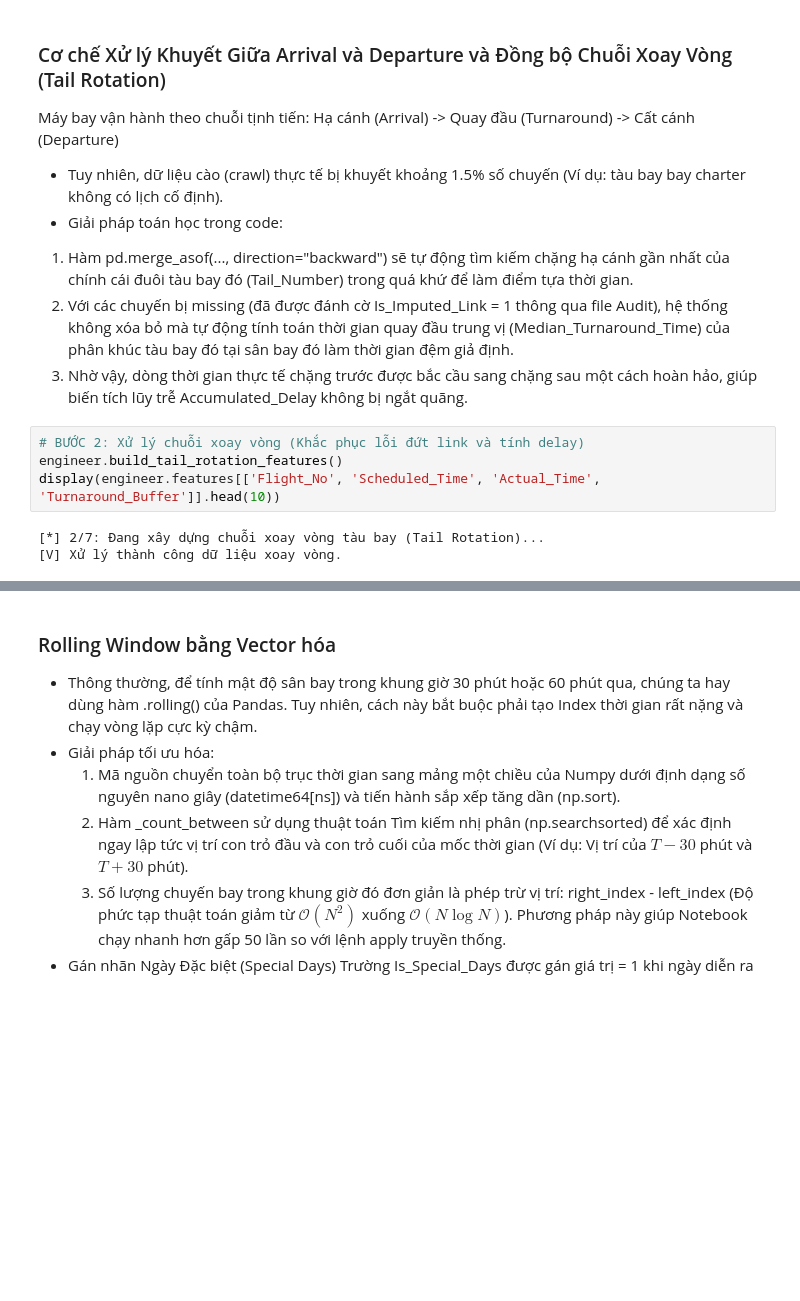
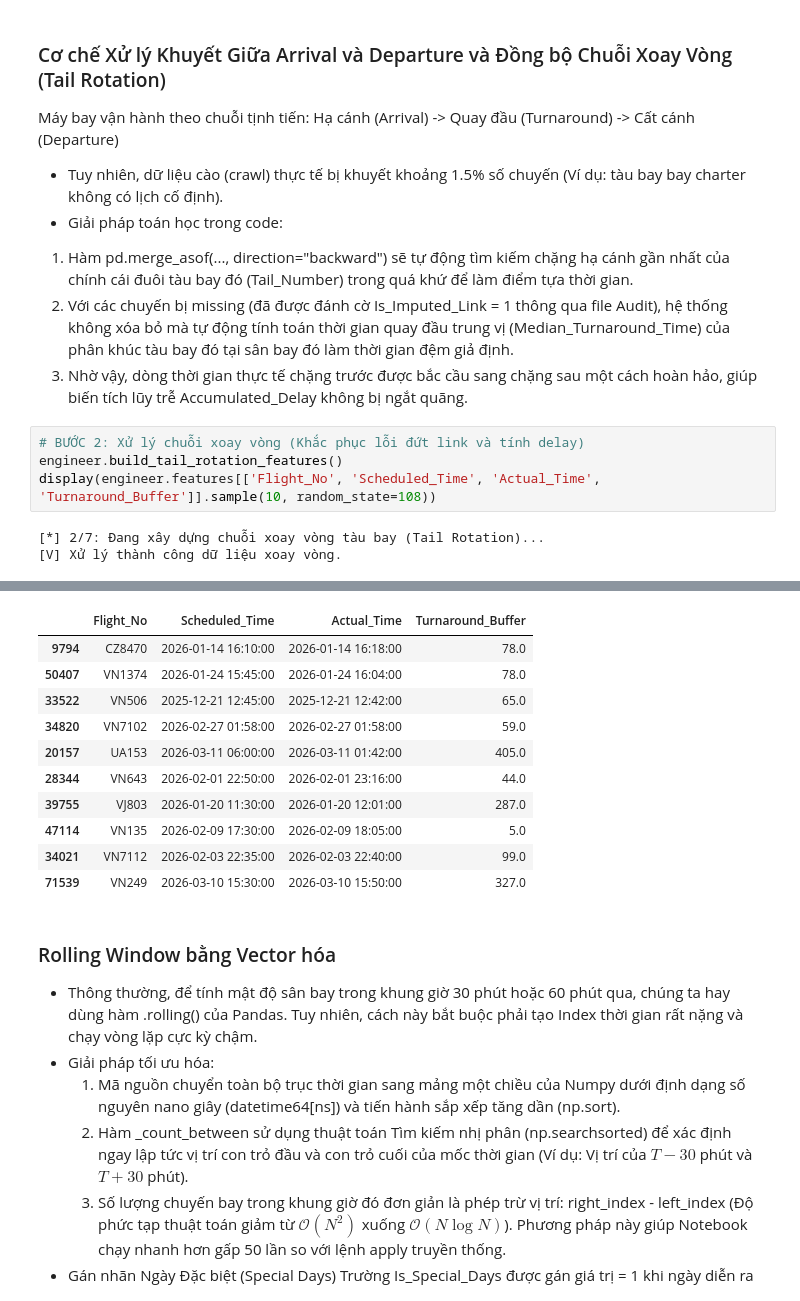
Before and after one commit to hunf299/DS108-AeroDelay, a Jupyter notebook: Source code/feature_extraction.ipynb, the cells around one changed output, grey strips where cells are left out. Cells and saved outputs as stored; diff of their text form; blank space fills up the shorter version.

```diff
--- a/Source code/feature_extraction.ipynb
+++ b/Source code/feature_extraction.ipynb
@@ -638,7 +802,7 @@ Máy bay vận hành theo chuỗi tịnh tiến: Hạ cánh (Arrival) -> Quay đ
 # %%
 # BƯỚC 2: Xử lý chuỗi xoay vòng (Khắc phục lỗi đứt link và tính delay)
 engineer.build_tail_rotation_features()
-display(engineer.features[['Flight_No', 'Scheduled_Time', 'Actual_Time', 'Turnaround_Buffer']].head(10))
+display(engineer.features[['Flight_No', 'Scheduled_Time', 'Actual_Time', 'Turnaround_Buffer']].sample(10, random_state=108))
 # %% [output]
 [*] 2/7: Đang xây dựng chuỗi xoay vòng tàu bay (Tail Rotation)...
 [V] Xử lý thành công dữ liệu xoay vòng.
@@ -656,3 +809,14 @@ display(engineer.features[['Flight_No', 'Scheduled_Time', 'Actual_Time', 'Turnar
+|  | Flight_No | Scheduled_Time | Actual_Time | Turnaround_Buffer |
+| 9794 | CZ8470 | 2026-01-14 16:10:00 | 2026-01-14 16:18:00 | 78.0 |
+| 50407 | VN1374 | 2026-01-24 15:45:00 | 2026-01-24 16:04:00 | 78.0 |
+| 33522 | VN506 | 2025-12-21 12:45:00 | 2025-12-21 12:42:00 | 65.0 |
+| 34820 | VN7102 | 2026-02-27 01:58:00 | 2026-02-27 01:58:00 | 59.0 |
+| 20157 | UA153 | 2026-03-11 06:00:00 | 2026-03-11 01:42:00 | 405.0 |
+| 28344 | VN643 | 2026-02-01 22:50:00 | 2026-02-01 23:16:00 | 44.0 |
+| 39755 | VJ803 | 2026-01-20 11:30:00 | 2026-01-20 12:01:00 | 287.0 |
+| 47114 | VN135 | 2026-02-09 17:30:00 | 2026-02-09 18:05:00 | 5.0 |
+| 34021 | VN7112 | 2026-02-03 22:35:00 | 2026-02-03 22:40:00 | 99.0 |
+| 71539 | VN249 | 2026-03-10 15:30:00 | 2026-03-10 15:50:00 | 327.0 |
 # %% [markdown]
 ### Rolling Window bằng Vector hóa
 *  Thông thường, để tính mật độ sân bay trong khung giờ 30 phút hoặc 60 phút qua, chúng ta hay dùng hàm .rolling() của Pandas. Tuy nhiên, cách này bắt buộc phải tạo Index thời gian rất nặng và chạy vòng lặp cực kỳ chậm.
```
Also changed, not shown: parts of 8 cells of this notebook, 8 other files.
